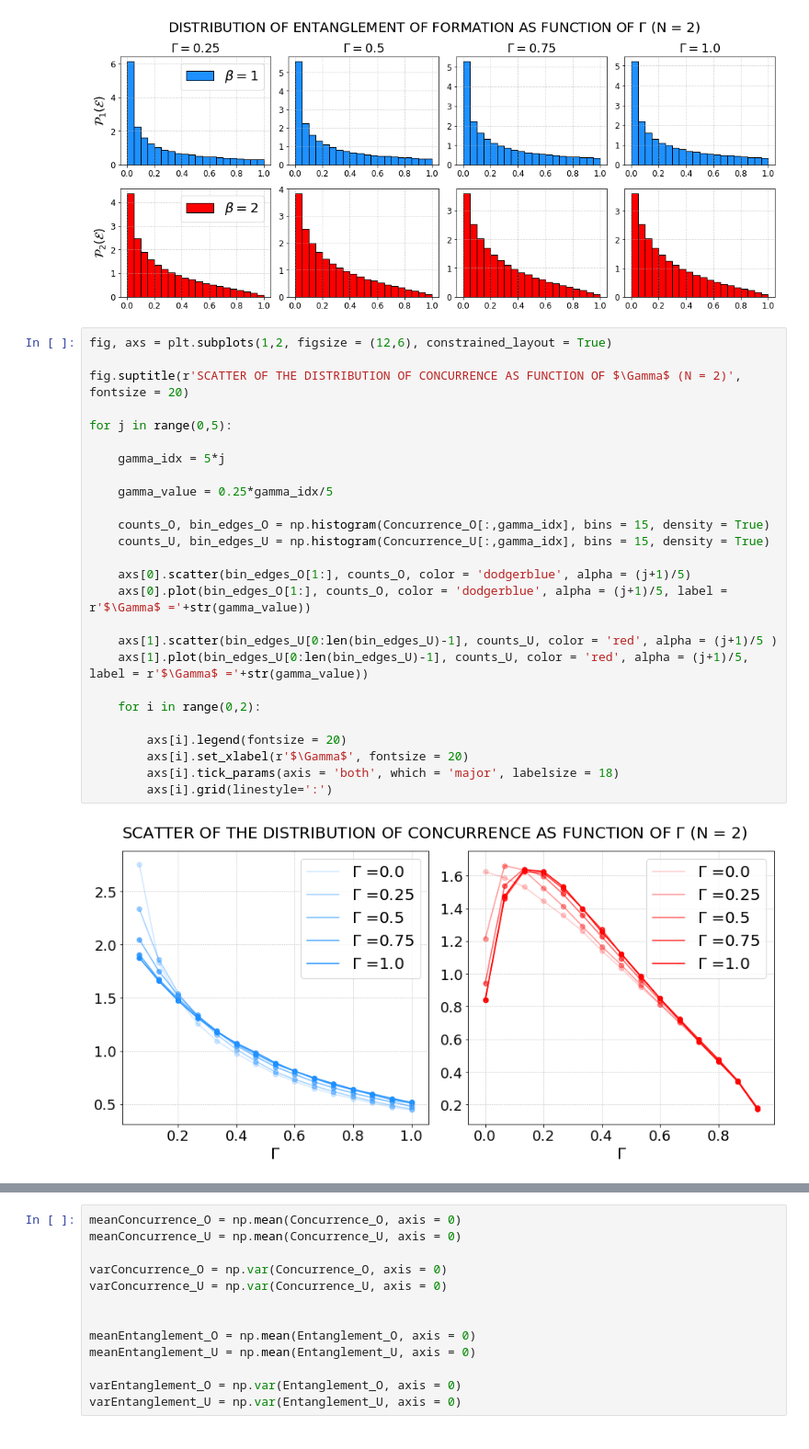
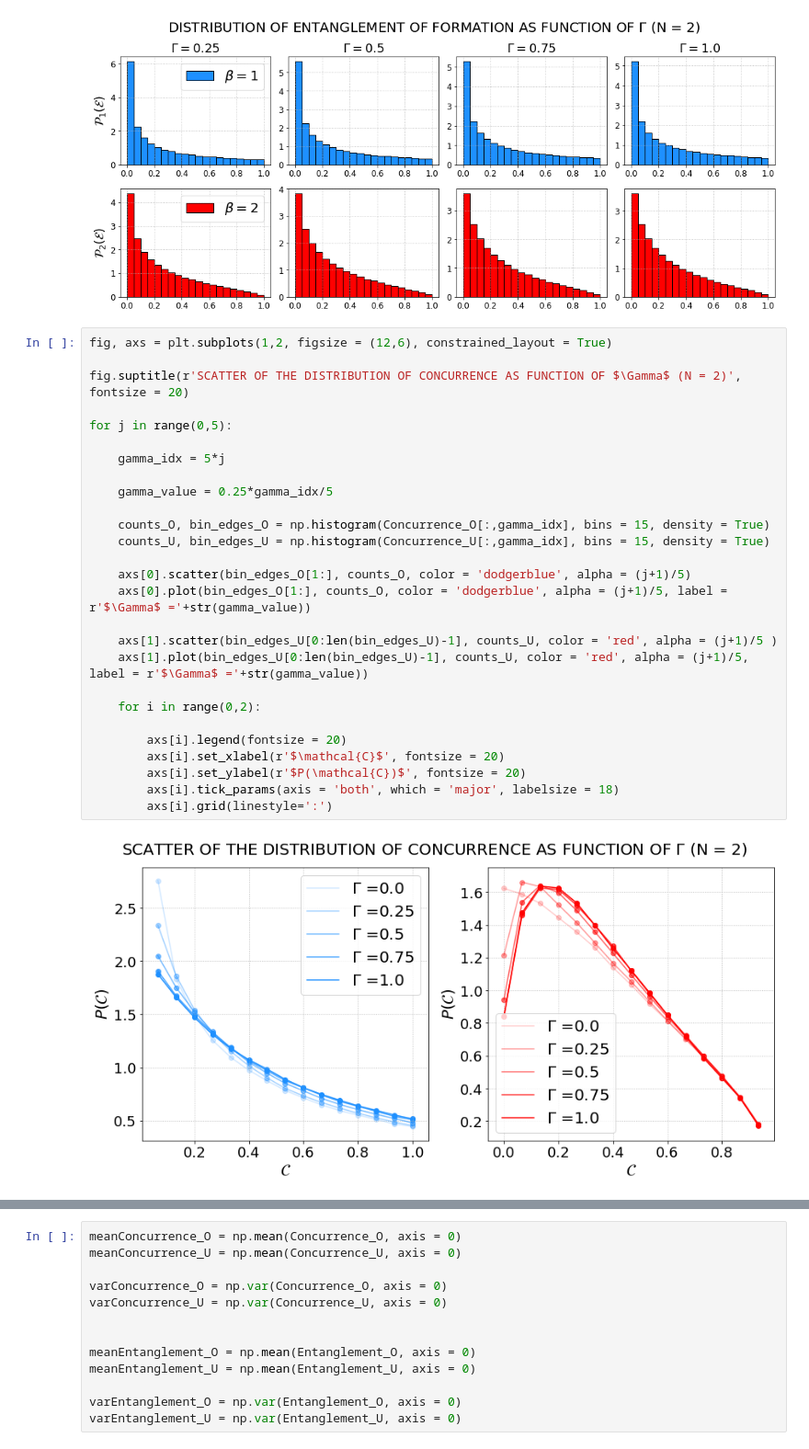
Before and after one commit to Rafffaelb/Schrodinger_Billiard, a Jupyter notebook: WignerDyson/Data_Analysis/Concurrence_Gamma.ipynb, the cells around one changed output, grey strips where cells are left out. Shown at 92% size. Cells and saved outputs as stored; diff of their text form.

```diff
--- a/WignerDyson/Data_Analysis/Concurrence_Gamma.ipynb
+++ b/WignerDyson/Data_Analysis/Concurrence_Gamma.ipynb
@@ -106,31 +106,32 @@ for j in range(0,4):
 # %%
 fig, axs = plt.subplots(1,2, figsize = (12,6), constrained_layout = True)
 
 fig.suptitle(r'SCATTER OF THE DISTRIBUTION OF CONCURRENCE AS FUNCTION OF $\Gamma$ (N = 2)', fontsize = 20)
 
 for j in range(0,5):
 
     gamma_idx = 5*j
 
     gamma_value = 0.25*gamma_idx/5
 
     counts_O, bin_edges_O = np.histogram(Concurrence_O[:,gamma_idx], bins = 15, density = True)
     counts_U, bin_edges_U = np.histogram(Concurrence_U[:,gamma_idx], bins = 15, density = True)
 
     axs[0].scatter(bin_edges_O[1:], counts_O, color = 'dodgerblue', alpha = (j+1)/5)
     axs[0].plot(bin_edges_O[1:], counts_O, color = 'dodgerblue', alpha = (j+1)/5, label = r'$\Gamma$ ='+str(gamma_value))
 
     axs[1].scatter(bin_edges_U[0:len(bin_edges_U)-1], counts_U, color = 'red', alpha = (j+1)/5 )
     axs[1].plot(bin_edges_U[0:len(bin_edges_U)-1], counts_U, color = 'red', alpha = (j+1)/5, label = r'$\Gamma$ ='+str(gamma_value))
 
     for i in range(0,2):
 
         axs[i].legend(fontsize = 20)
-        axs[i].set_xlabel(r'$\Gamma$', fontsize = 20)
+        axs[i].set_xlabel(r'$\mathcal{C}$', fontsize = 20)
+        axs[i].set_ylabel(r'$P(\mathcal{C})$', fontsize = 20)
         axs[i].tick_params(axis = 'both', which = 'major', labelsize = 18)
         axs[i].grid(linestyle=':')
 # %% [output]
-[figure, old version]
+[figure, new version]
 # %%
 fig, axs = plt.subplots(1,2, figsize = (12,6), constrained_layout = True)
 
```
Also changed, not shown: parts of 1 cell of this notebook, 1 other file.
